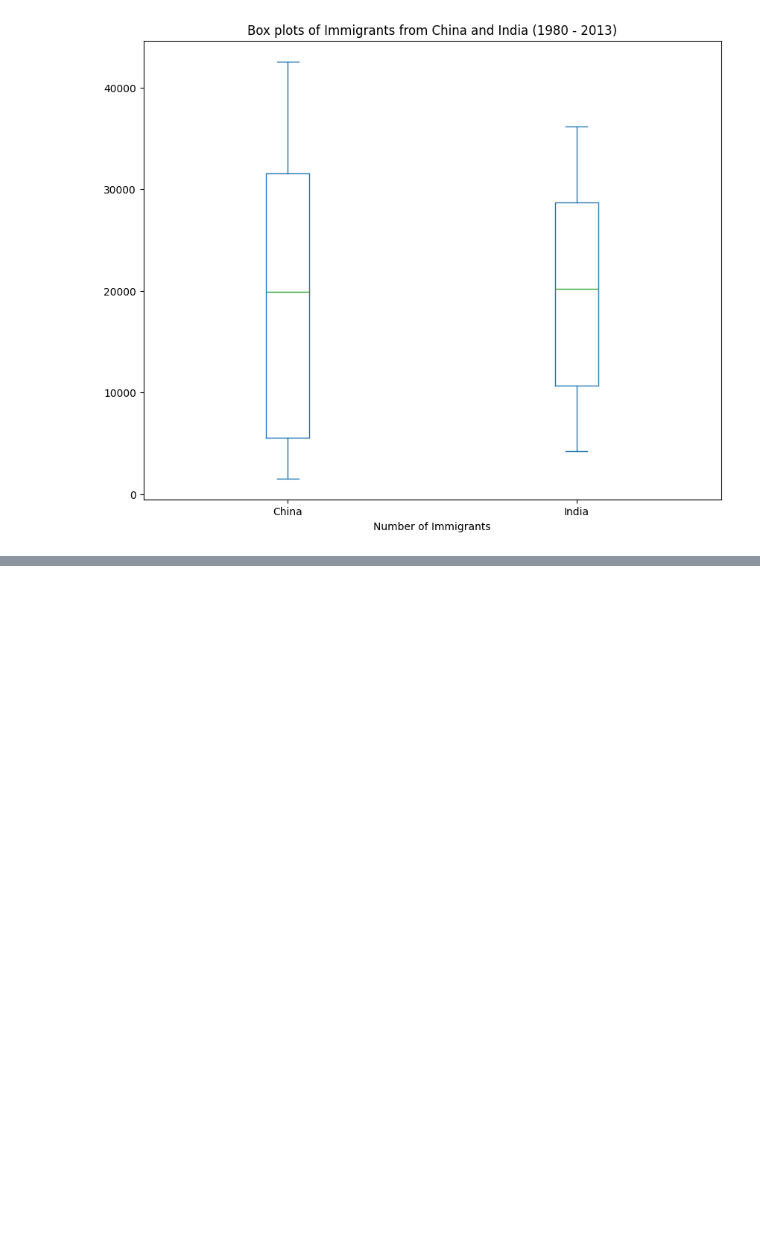
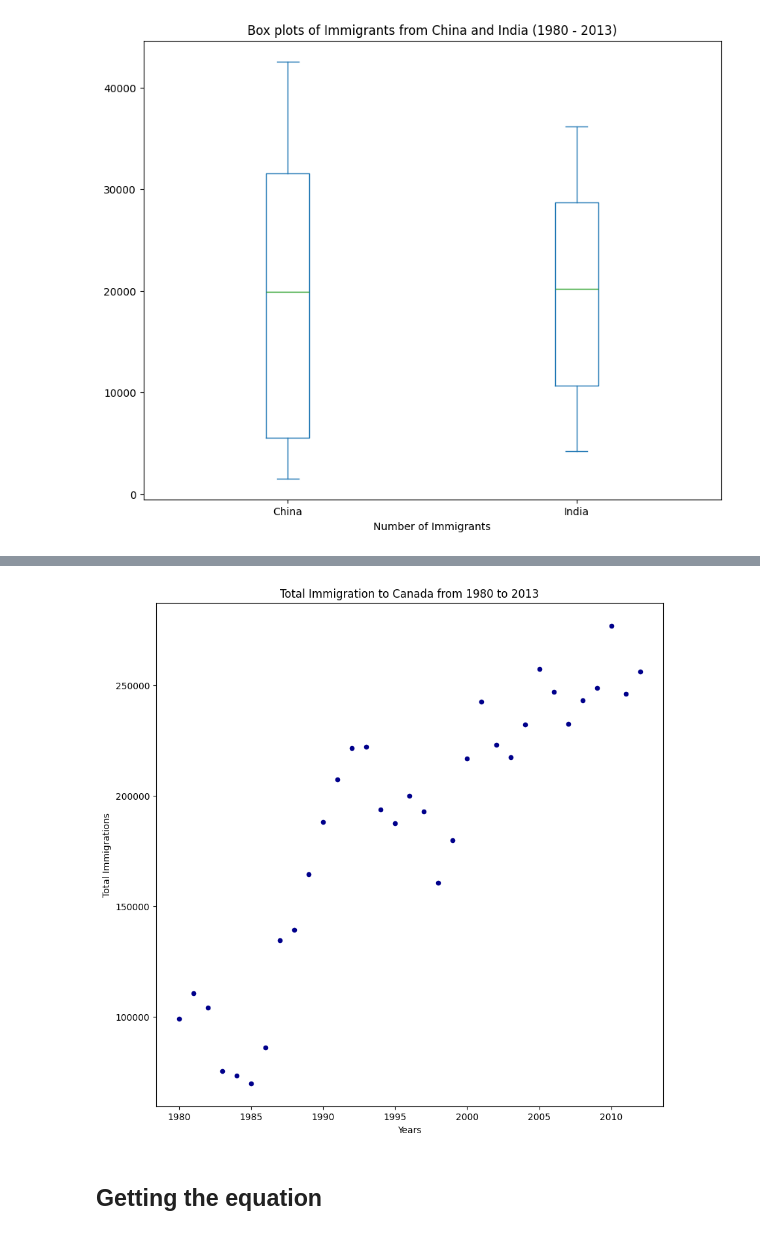
Before and after one commit to MachineTi-lab/IBM_Data_Visualization, a Jupyter notebook: MathPlot_LinePllots.ipynb, the cells around one changed output, grey strips where cells are left out. Saved outputs shown, nothing was run; the diff lists cells and outputs as text; code cells hidden in the pictures; blank space fills up the shorter version.

```diff
--- a/MathPlot_LinePllots.ipynb
+++ b/MathPlot_LinePllots.ipynb
@@ -500,0 +594,2 @@ plt.show()
+# %%
+df_tot.rename(columns = {0 : "TotalSum"} , inplace = 1 )
@@ -500,0 +604,5 @@ plt.show()
+# %%
+df_tot.index = map(int , df_tot.index)
+df_tot.reset_index(inplace = True) ## oha lan çok iyi (Bu yeni geldi)
+# %%
+df_tot.drop(["level_0"] , axis = 1,inplace = True )
@@ -500,0 +615,2 @@ plt.show()
+# %%
+df_tot.columns = ['year', 'total']
@@ -500,0 +626,12 @@ plt.show()
+# %%
+df_tot.plot(kind = "scatter" , x = "year" , y = "total" , figsize = (10,10) , color = "darkblue")
+
+plt.title("Total Immigration to Canada from 1980 to 2013")
+plt.xlabel("Years")
+plt.ylabel("Total Immigrations")
+
+plt.show()
+# %% [output]
+[figure, added]
+# %% [markdown]
+## Getting the equation
```
Also changed, not shown: parts of 23 cells of this notebook.
